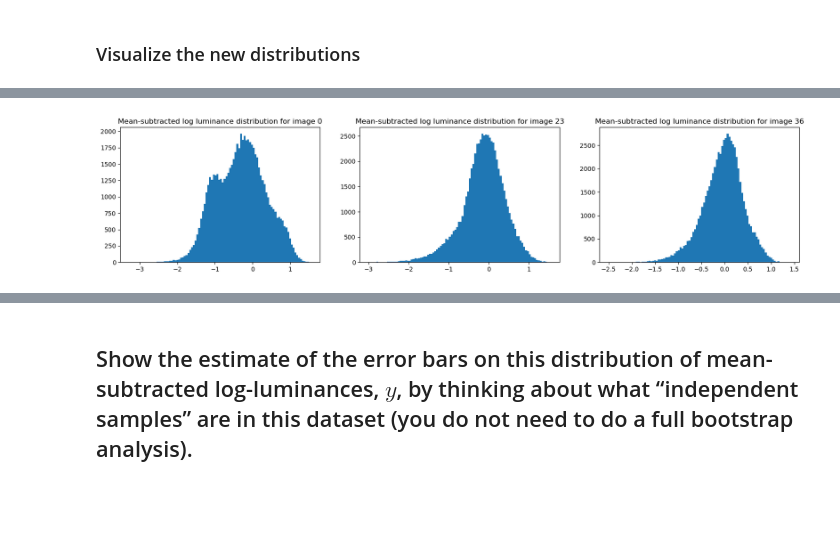
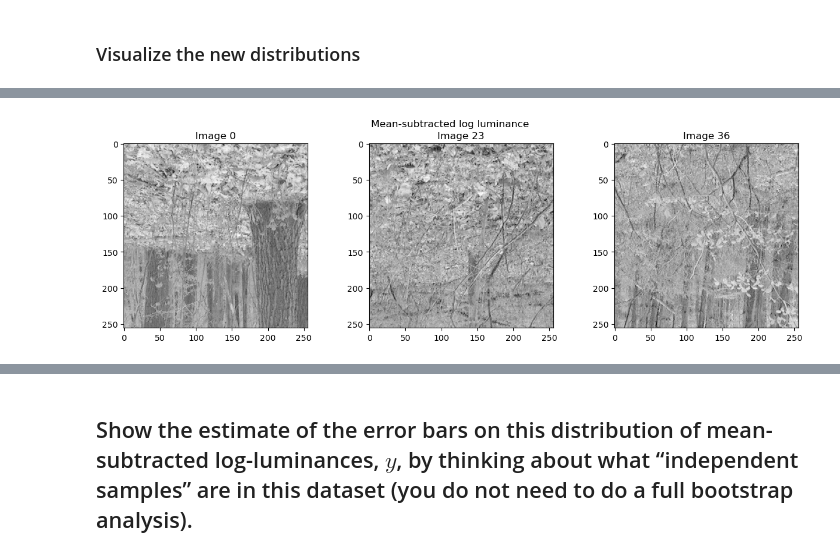
Before and after one commit to acumpelik/DSSC23, a Jupyter notebook: DSSC23-Homework5-Andrea_Cumpelik.ipynb, the cells around one changed output, grey strips where cells are left out. Cells and saved outputs as stored; diff of their text form; code cells hidden in the pictures; blank space fills up the shorter version.

```diff
--- a/DSSC23-Homework5-Andrea_Cumpelik.ipynb
+++ b/DSSC23-Homework5-Andrea_Cumpelik.ipynb
@@ -203,11 +198,0 @@ mean_log_luminance = np.mean(mean_log_luminances)
-# %%
-# Store mean-subtracted log luminance images in a new dict
-ruderman_mean_subtracted = {}
-for image in range(len(ruderman_transformed)):
-    img_mean_subtracted = ruderman_transformed[f'image_{image}'] - mean_log_luminance
-    # print(
-    ruderman_mean_subtracted[f'image_{image}'] = img_mean_subtracted
-
-# Check that test segment (10 elements) has been subtracted by the correct amount
-difference_transformed_meansub = ruderman_mean_subtracted['image_0'][0][:10] - ruderman_transformed['image_0'][0][:10]
-np.allclose(mean_log_luminance, difference_transformed_meansub, rtol=2)
@@ -252,25 +199,25 @@ plt.show()
-# %%
-# Plot mean-subtracted log luminance
-flattened_mean_subtracted = flatten_images(ruderman_mean_subtracted)
-
-# Plot example images
-plt.figure(figsize=(20,4))
-
-plt.subplot(131)
-image_idx = 0
-plt.hist(flattened_mean_subtracted[image_idx], bins=100)
-plt.title(f'Mean-subtracted log luminance distribution for image {image_idx}')
-
-plt.subplot(132)
-image_idx = 23
-plt.hist(flattened_mean_subtracted[image_idx], bins=100)
-plt.title(f'Mean-subtracted log luminance distribution for image {image_idx}')
-
-plt.subplot(133)
-image_idx = 36
-plt.hist(flattened_mean_subtracted[image_idx], bins=100)
-plt.title(f'Mean-subtracted log luminance distribution for image {image_idx}')
-
-plt.show()
-# %% [output]
-[figure, removed]
+# %%
+plt.figure(figsize=(imgfigdims))
+plt.suptitle('Mean-subtracted log luminance')
+
+plt.subplot(131)
+image_idx = 0
+image = get_image(ruderman_mean_subtracted, image_idx)
+plt.imshow(image, cmap='gray')
+plt.title(f'Image {image_idx}')
+
+plt.subplot(132)
+image_idx = 23
+image = get_image(ruderman_mean_subtracted, image_idx)
+plt.imshow(image, cmap='gray')
+plt.title(f'Image {image_idx}')
+
+plt.subplot(133)
+image_idx = 36
+image = get_image(ruderman_mean_subtracted, image_idx)
+plt.imshow(image, cmap='gray')
+plt.title(f'Image {image_idx}')
+
+plt.show()
+# %% [output]
+[figure, added]
```
Also changed, not shown: parts of 25 cells of this notebook.
